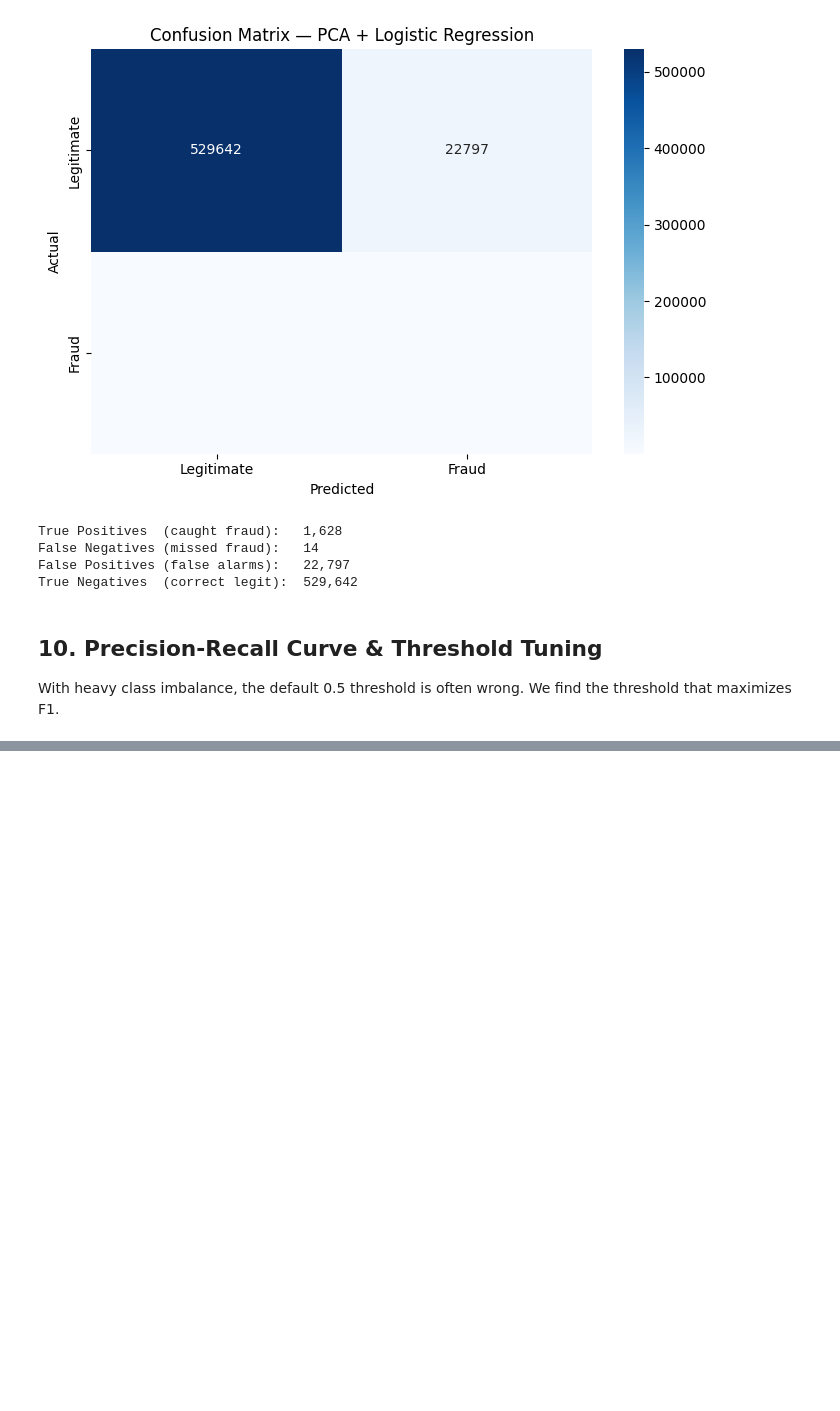
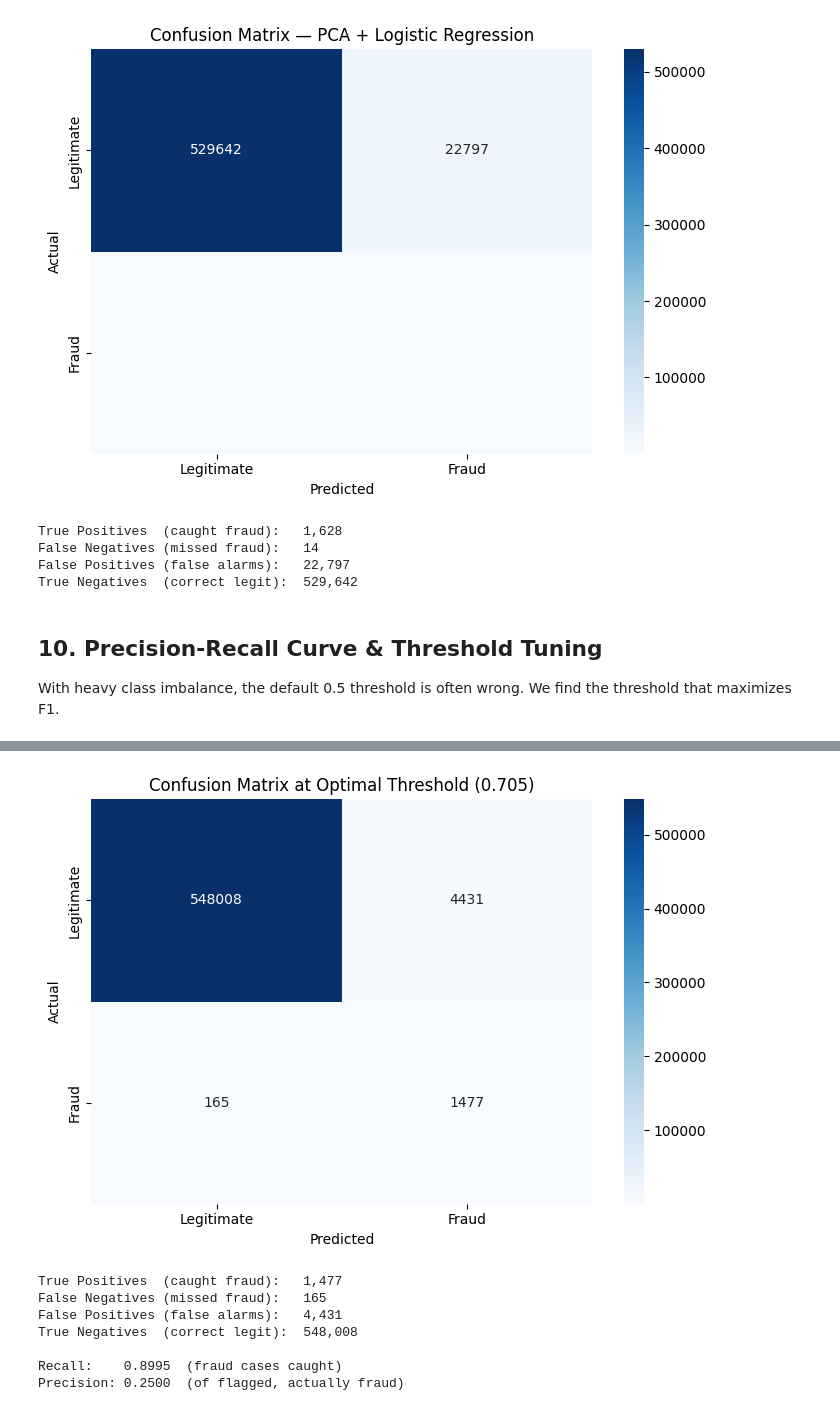
Before and after one commit to joshleeds/BA305-Project, a Jupyter notebook: Model_PCA_KFold.ipynb, the cells around one changed output, grey strips where cells are left out. Drawn from its saved outputs; the diff is of its cells as text; code cells hidden in the pictures; blank space fills up the shorter version.

```diff
--- a/Model_PCA_KFold.ipynb
+++ b/Model_PCA_KFold.ipynb
@@ -379,0 +385,31 @@ weighted avg       1.00      1.00      1.00    554081
+# %%
+y_pred_opt = (y_proba >= best_thresh).astype(int)
+
+cm_opt = confusion_matrix(y_test, y_pred_opt)
+tn, fp, fn, tp = cm_opt.ravel()
+
+plt.figure(figsize=(7, 5))
+sns.heatmap(cm_opt, annot=True, fmt='d', cmap='Blues',
+            xticklabels=['Legitimate', 'Fraud'],
+            yticklabels=['Legitimate', 'Fraud'])
+plt.title(f'Confusion Matrix at Optimal Threshold ({best_thresh:.3f})')
+plt.ylabel('Actual')
+plt.xlabel('Predicted')
+plt.tight_layout()
+plt.show()
+
+print(f"True Positives  (caught fraud):   {tp:,}")
+print(f"False Negatives (missed fraud):   {fn:,}")
+print(f"False Positives (false alarms):   {fp:,}")
+print(f"True Negatives  (correct legit):  {tn:,}")
+print(f"\nRecall:    {tp / (tp + fn):.4f}  (fraud cases caught)")
+print(f"Precision: {tp / (tp + fp):.4f}  (of flagged, actually fraud)")
+# %% [output]
+[figure, added]
+True Positives  (caught fraud):   1,477
+False Negatives (missed fraud):   165
+False Positives (false alarms):   4,431
+True Negatives  (correct legit):  548,008
+
+Recall:    0.8995  (fraud cases caught)
+Precision: 0.2500  (of flagged, actually fraud)
```
Also changed, not shown: parts of 1 cell of this notebook, 1 other file.
